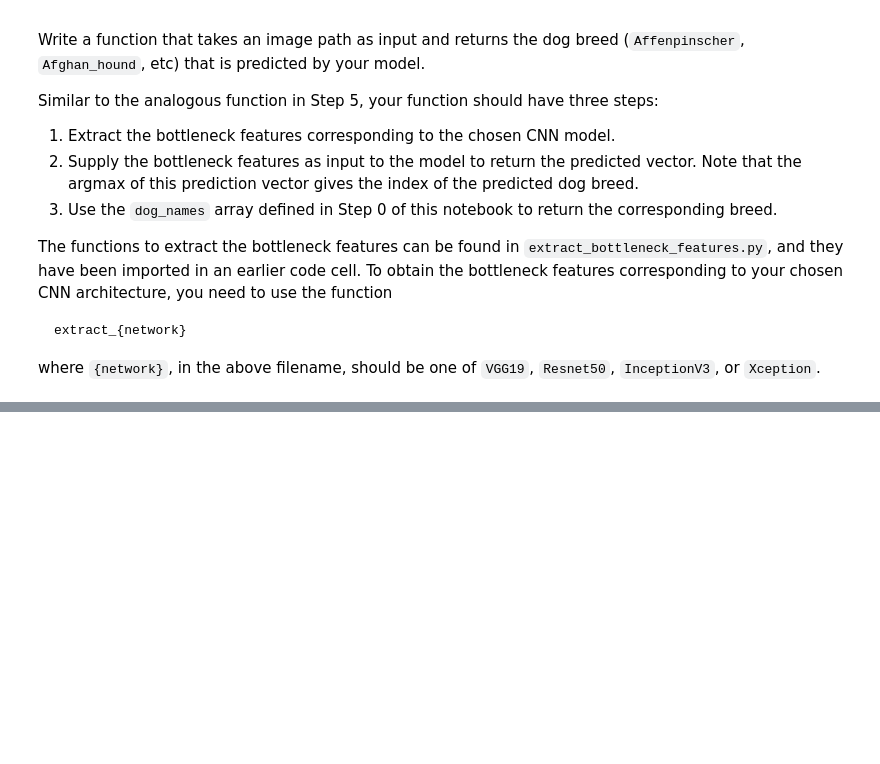
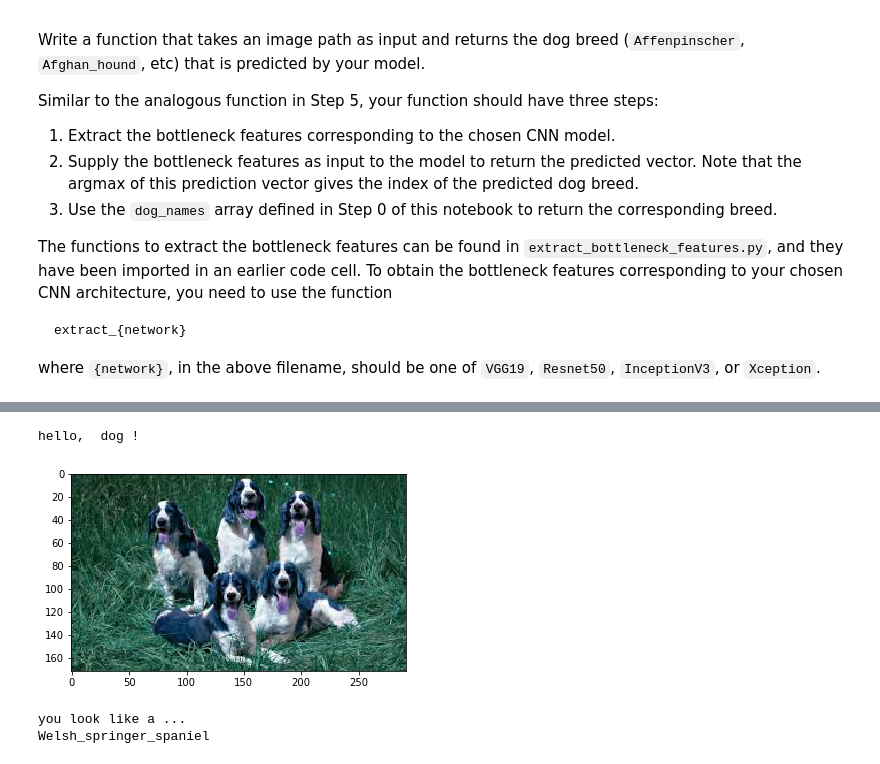
Before and after one commit to fnakashima/dog-project, a Jupyter notebook: dog_app.ipynb, the cells around one changed output, grey strips where cells are left out. Drawn from its saved outputs; the diff is of its cells as text; code cells hidden in the pictures; blank space fills up the shorter version.

```diff
--- a/dog_app.ipynb
+++ b/dog_app.ipynb
@@ -827,0 +861,8 @@ __Answer:__
+# %%
+target_path = './test_images/Multiple-Welsh_springer_spaniel.jpg'
+dogface_detector(target_path)
+# %% [output]
+hello,  dog !
+[figure, added]
+you look like a ...
+Welsh_springer_spaniel
```
Also changed, not shown: parts of 14 cells of this notebook, 8 other files.
